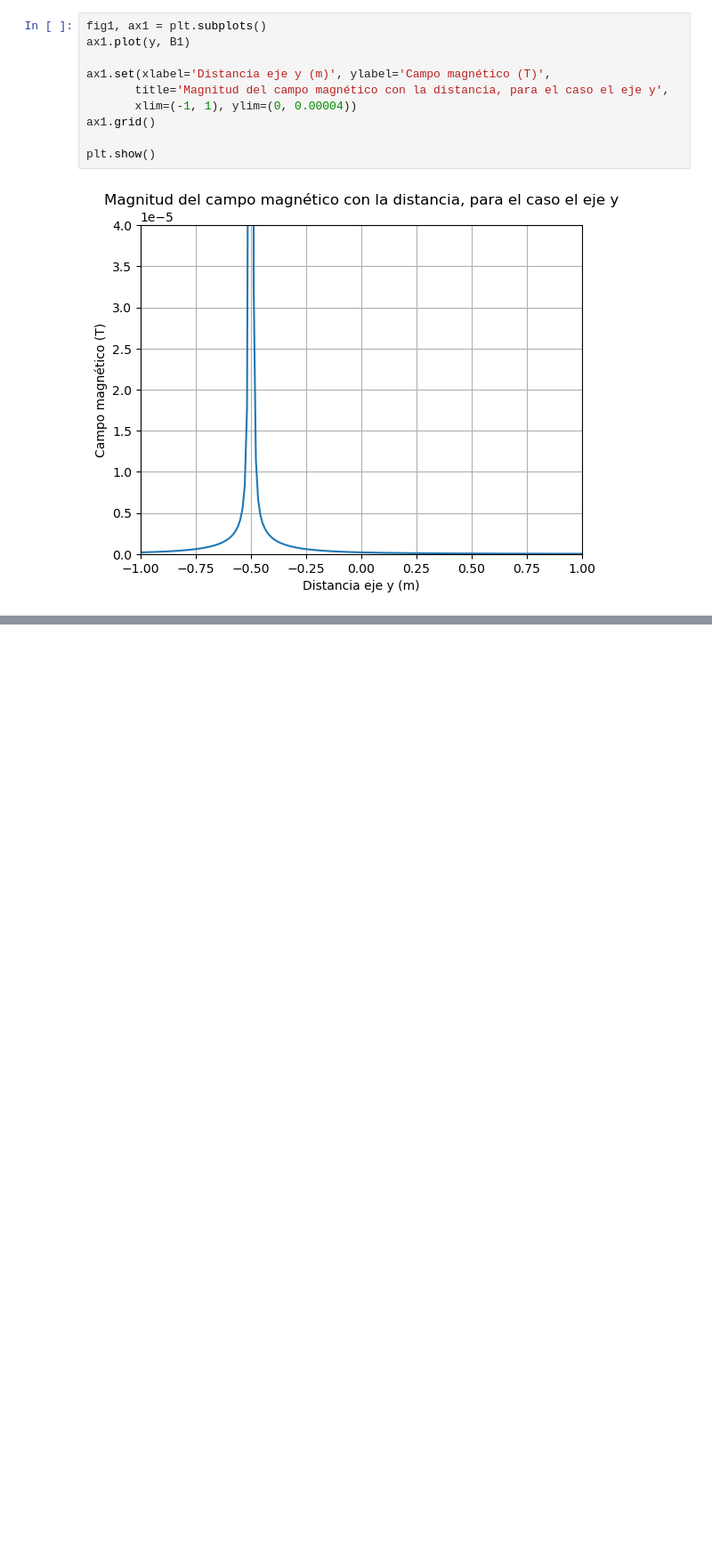
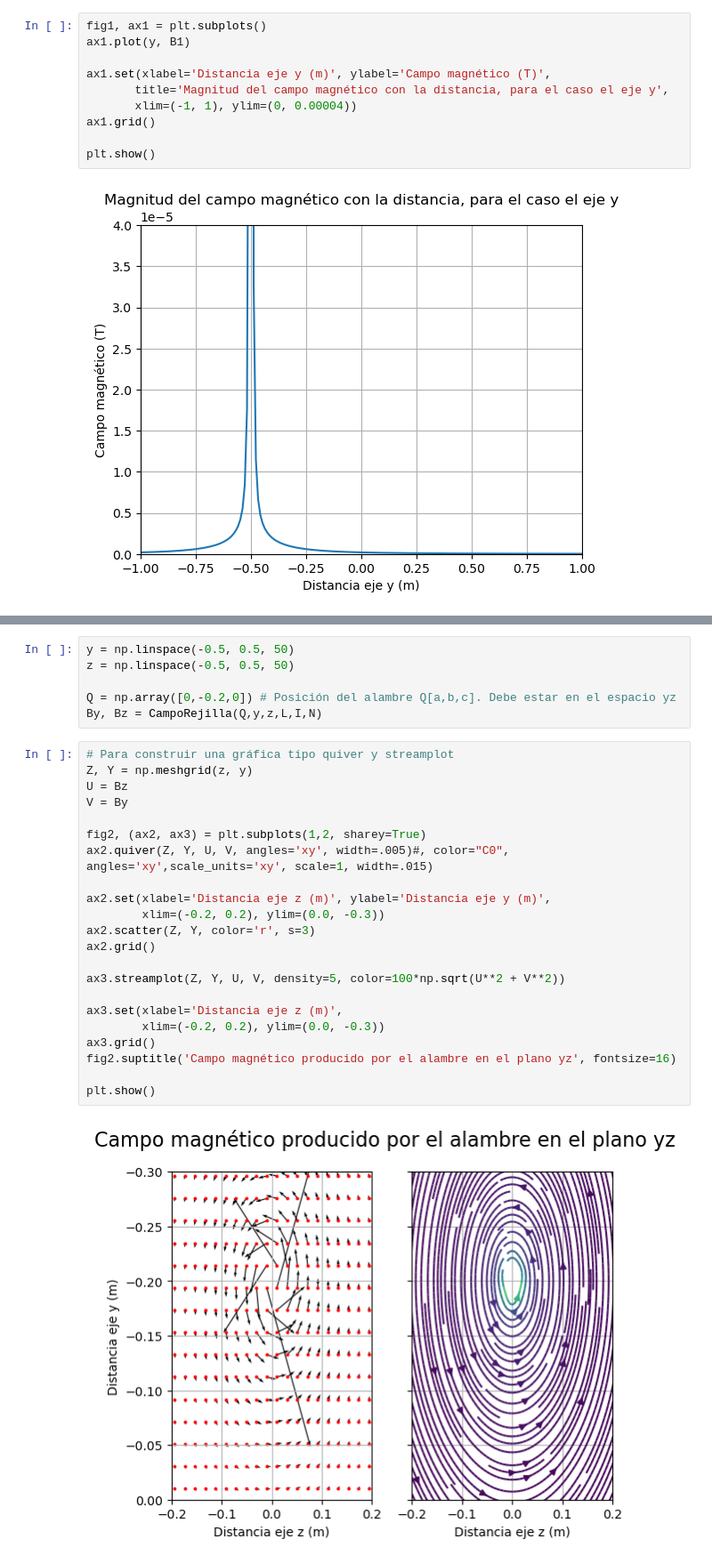
Before and after one commit to RonaldHV/Helmholtz-Cage, a Jupyter notebook: CampoAlambre.ipynb, the cells around one changed output, grey strips where cells are left out. Shown at 89% size. Cells and saved outputs as stored; diff of their text form; blank space fills up the shorter version.

Commit message:
Creada función CampoRejilla
Esta función entrega las componentes del campo en un plano

```diff
--- a/CampoAlambre.ipynb
+++ b/CampoAlambre.ipynb
@@ -156,0 +142,30 @@ plt.show()
+# %%
+y = np.linspace(-0.5, 0.5, 50)
+z = np.linspace(-0.5, 0.5, 50)
+
+Q = np.array([0,-0.2,0]) # Posición del alambre Q[a,b,c]. Debe estar en el espacio yz
+By, Bz = CampoRejilla(Q,y,z,L,I,N)
+# %%
+# Para construir una gráfica tipo quiver y streamplot
+Z, Y = np.meshgrid(z, y)
+U = Bz
+V = By
+
+fig2, (ax2, ax3) = plt.subplots(1,2, sharey=True)
+ax2.quiver(Z, Y, U, V, angles='xy', width=.005)#, color="C0", angles='xy',scale_units='xy', scale=1, width=.015)
+
+ax2.set(xlabel='Distancia eje z (m)', ylabel='Distancia eje y (m)',
+        xlim=(-0.2, 0.2), ylim=(0.0, -0.3))
+ax2.scatter(Z, Y, color='r', s=3)
+ax2.grid()
+
+ax3.streamplot(Z, Y, U, V, density=5, color=100*np.sqrt(U**2 + V**2))
+
+ax3.set(xlabel='Distancia eje z (m)',
+        xlim=(-0.2, 0.2), ylim=(0.0, -0.3))
+ax3.grid()
+fig2.suptitle('Campo magnético producido por el alambre en el plano yz', fontsize=16)
+
+plt.show()
+# %% [output]
+[figure, added]
```
Also changed, not shown: parts of 6 cells of this notebook.
